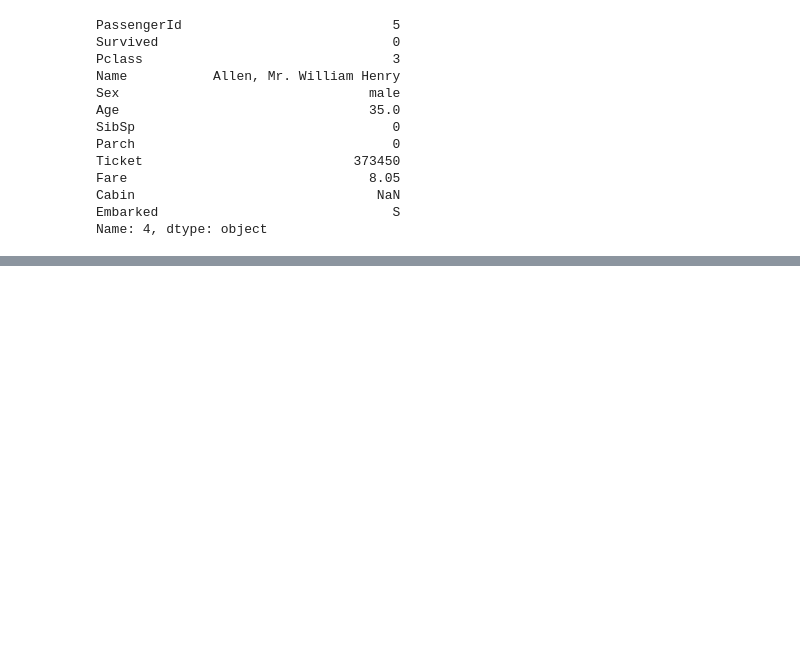
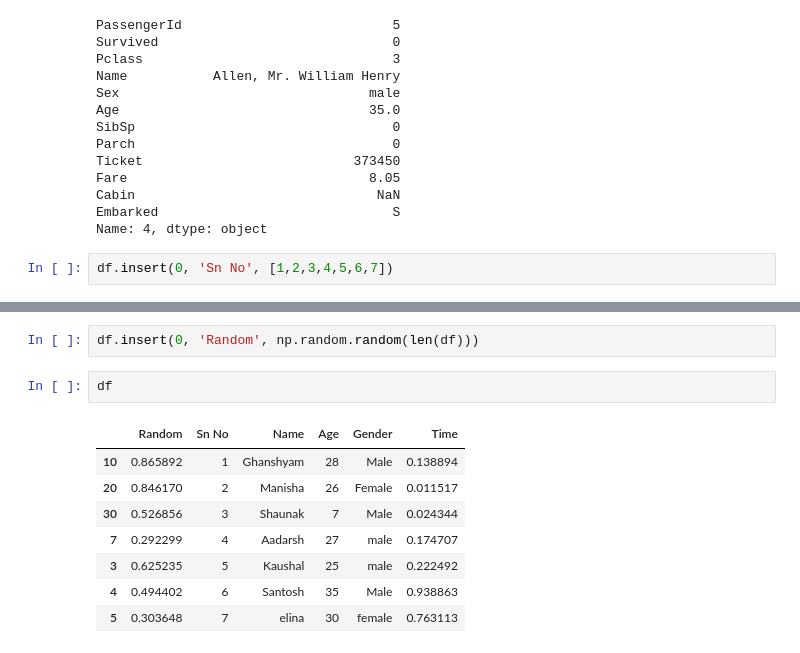
Before and after one commit to shyamghan17/MachineLearning, a Jupyter notebook: Pandas/DataFramePandas.ipynb, the cells around one changed output, grey strips where cells are left out. Saved outputs shown, nothing was run; the diff lists cells and outputs as text; blank space fills up the shorter version.

```diff
--- a/Pandas/DataFramePandas.ipynb
+++ b/Pandas/DataFramePandas.ipynb
@@ -468,3 +468,5 @@ Fare                               8.05
 Cabin                               NaN
 Embarked                              S
 Name: 4, dtype: object
+# %%
+df.insert(0, 'Sn No', [1,2,3,4,5,6,7])
@@ -470,0 +484,13 @@ Name: 4, dtype: object
+# %%
+df.insert(0, 'Random', np.random.random(len(df)))
+# %%
+df
+# %% [output]
+|  | Random | Sn No | Name | Age | Gender | Time |
+| 10 | 0.865892 | 1 | Ghanshyam | 28 | Male | 0.138894 |
+| 20 | 0.846170 | 2 | Manisha | 26 | Female | 0.011517 |
+| 30 | 0.526856 | 3 | Shaunak | 7 | Male | 0.024344 |
+| 7 | 0.292299 | 4 | Aadarsh | 27 | male | 0.174707 |
+| 3 | 0.625235 | 5 | Kaushal | 25 | male | 0.222492 |
+| 4 | 0.494402 | 6 | Santosh | 35 | Male | 0.938863 |
+| 5 | 0.303648 | 7 | elina | 30 | female | 0.763113 |
```
Also changed, not shown: parts of 4 cells of this notebook.
